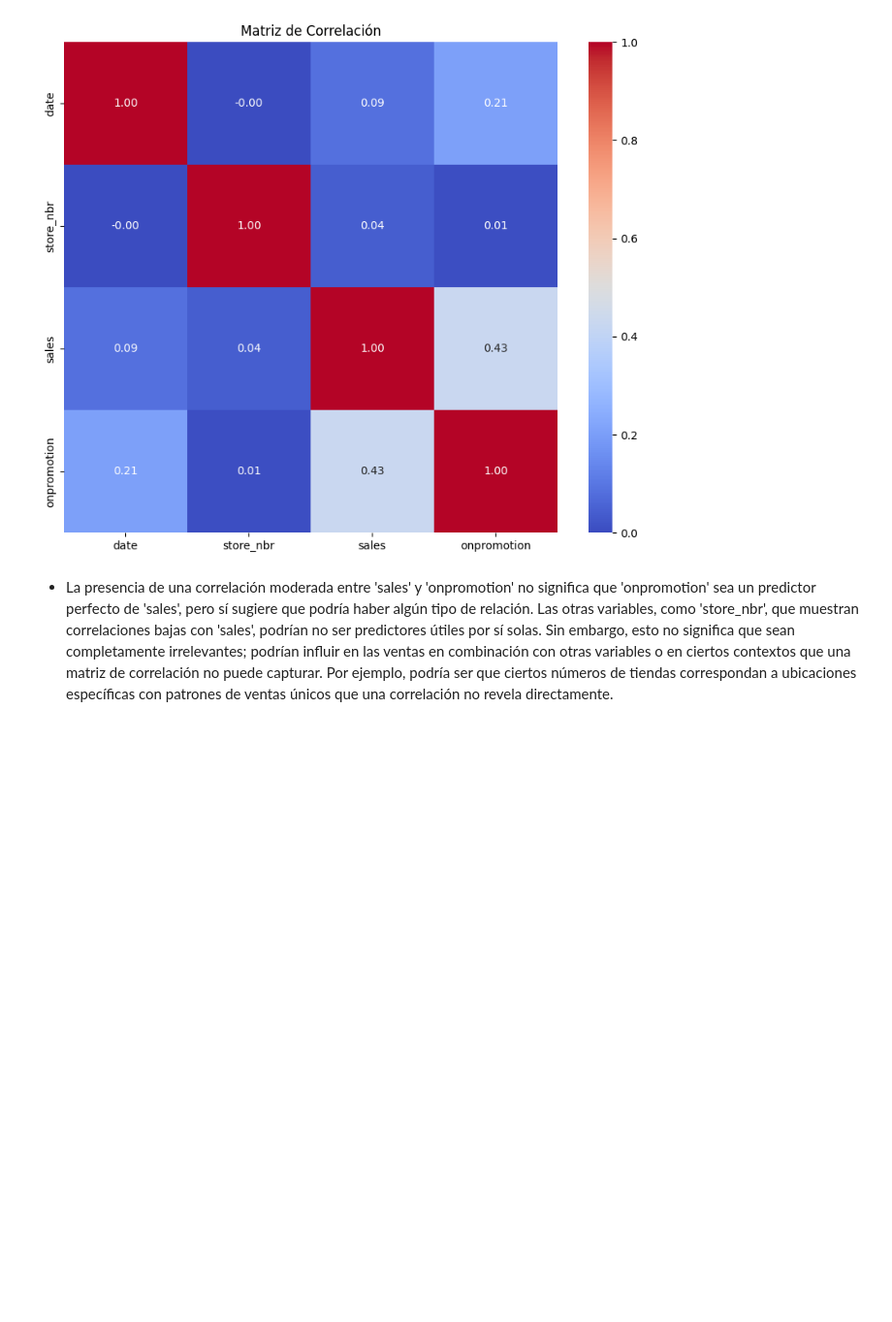
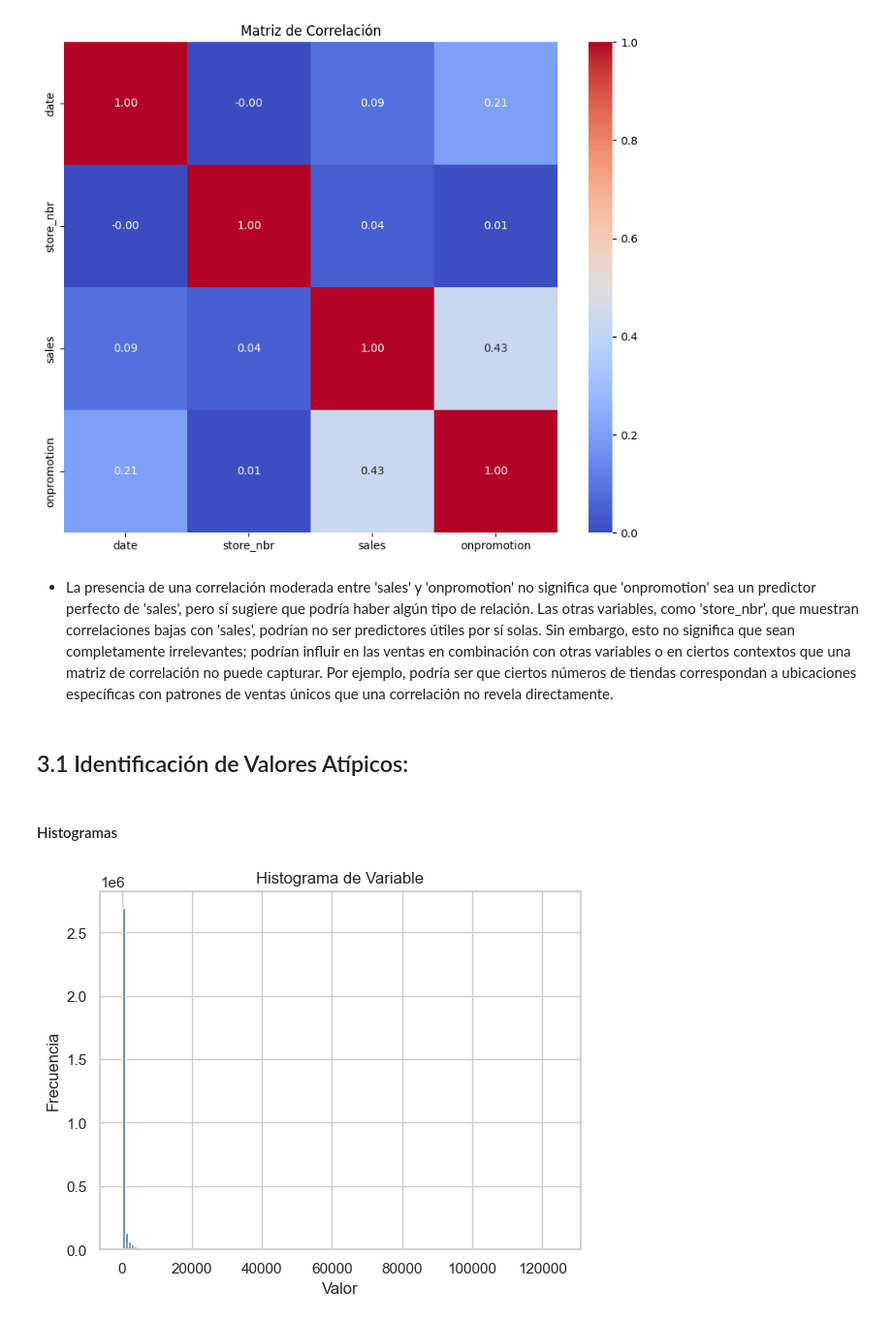
Before and after one commit to Ivo196/storeSales-TimeSeriesForecasting-Kaggle, a Jupyter notebook: Store Sales - Time Series Forecasting.ipynb, the cells around one changed output. Shown at 97% size. Saved outputs shown, nothing was run; the diff lists cells and outputs as text; code cells hidden in the pictures; blank space fills up the shorter version.

```diff
--- a/Store Sales - Time Series Forecasting.ipynb
+++ b/Store Sales - Time Series Forecasting.ipynb
@@ -197,3 +185,15 @@ plt.show()
 [figure]
 # %% [markdown]
 - La presencia de una correlación moderada entre 'sales' y 'onpromotion' no significa que 'onpromotion' sea un predictor perfecto de 'sales', pero sí sugiere que podría haber algún tipo de relación. Las otras variables, como 'store_nbr', que muestran correlaciones bajas con 'sales', podrían no ser predictores útiles por sí solas. Sin embargo, esto no significa que sean completamente irrelevantes; podrían influir en las ventas en combinación con otras variables o en ciertos contextos que una matriz de correlación no puede capturar. Por ejemplo, podría ser que ciertos números de tiendas correspondan a ubicaciones específicas con patrones de ventas únicos que una correlación no revela directamente.
+# %% [markdown]
+## 3.1 Identificación de Valores Atípicos:
+# %% [markdown]
+#### Histogramas
+# %%
+plt.hist(train['sales'], bins=150)  # Ajusta el número de bins según tus datos
+plt.xlabel('Valor')
+plt.ylabel('Frecuencia')
+plt.title('Histograma de Variable')
+plt.show()
+# %% [output]
+[figure, added]
```
Also changed, not shown: parts of 10 cells of this notebook.
